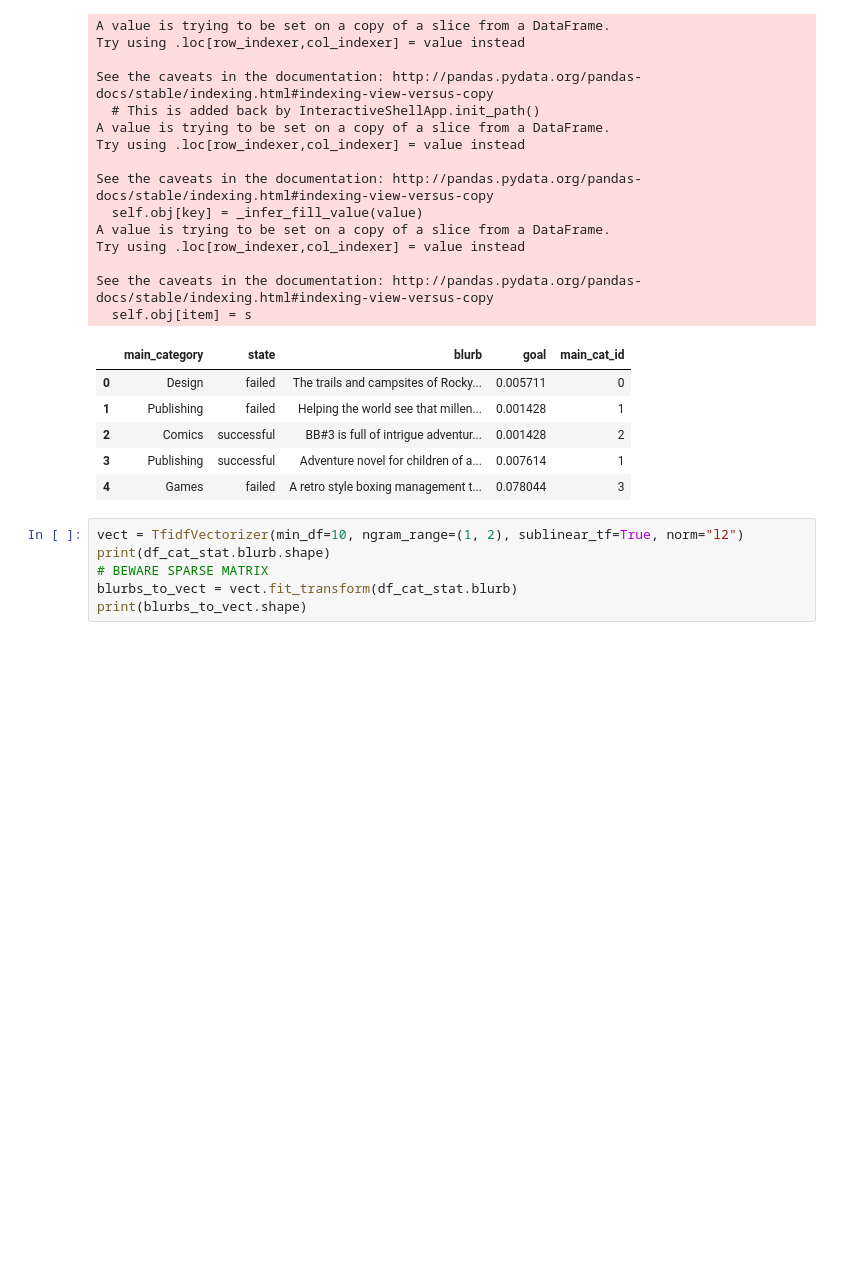
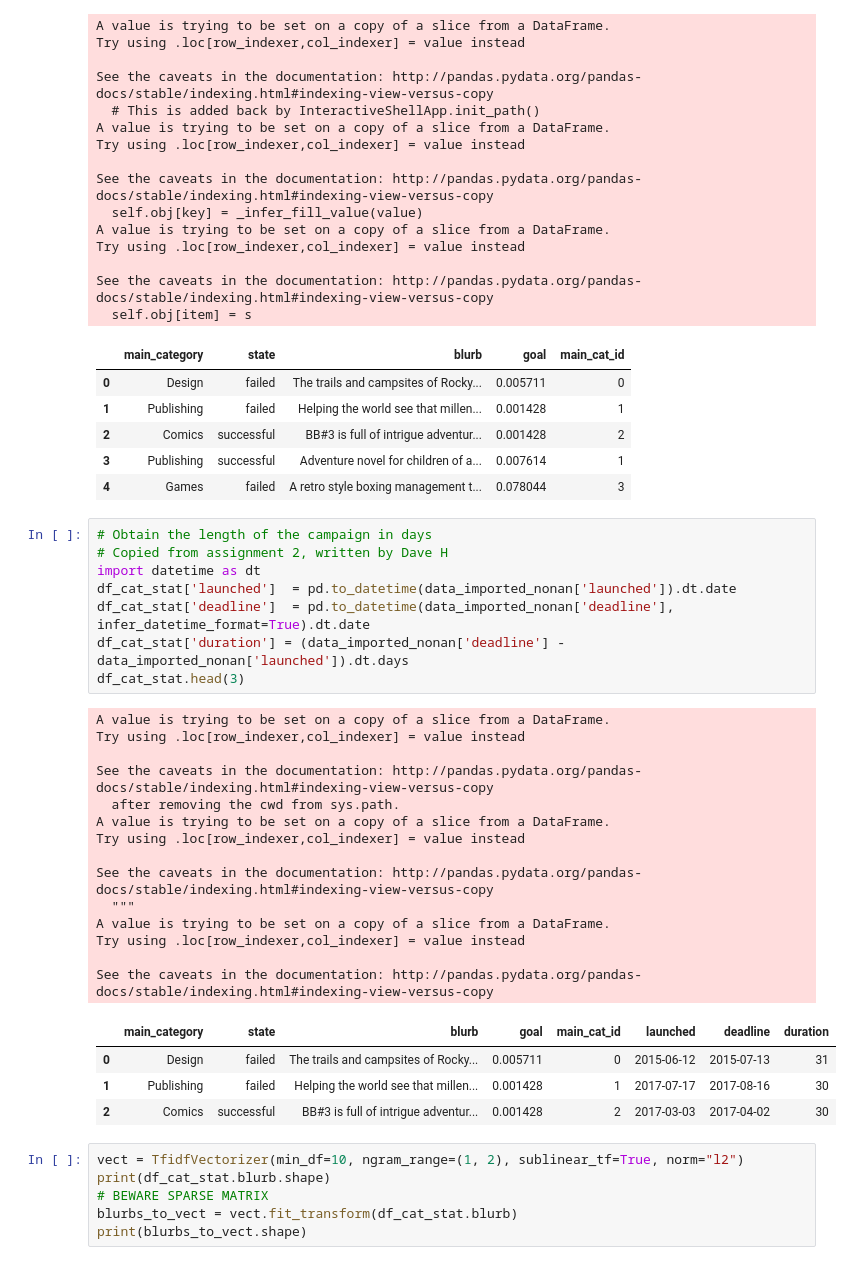
Before and after one commit to sora4222/kickstarter-data-analysis, a Jupyter notebook: Natural language analysis.ipynb, the cells around one changed output. Cells and saved outputs as stored; diff of their text form; blank space fills up the shorter version.

```diff
--- a/Natural language analysis.ipynb
+++ b/Natural language analysis.ipynb
@@ -190,6 +190,33 @@ See the caveats in the documentation: http://pandas.pydata.org/pandas-docs/stabl
 | 2 | Comics | successful | BB#3 is full of intrigue adventur... | 0.001428 | 2 |
 | 3 | Publishing | successful | Adventure novel for children of a... | 0.007614 | 1 |
 | 4 | Games | failed | A retro style boxing management t... | 0.078044 | 3 |
+# %%
+# Obtain the length of the campaign in days
+# Copied from assignment 2, written by Dave H
+import datetime as dt
+df_cat_stat['launched']  = pd.to_datetime(data_imported_nonan['launched']).dt.date
+df_cat_stat['deadline']  = pd.to_datetime(data_imported_nonan['deadline'], infer_datetime_format=True).dt.date
+df_cat_stat['duration'] = (data_imported_nonan['deadline'] - data_imported_nonan['launched']).dt.days
+df_cat_stat.head(3)
+# %% [output]
+A value is trying to be set on a copy of a slice from a DataFrame.
+Try using .loc[row_indexer,col_indexer] = value instead
+
+See the caveats in the documentation: http://pandas.pydata.org/pandas-docs/stable/indexing.html#indexing-view-versus-copy
+  after removing the cwd from sys.path.
+A value is trying to be set on a copy of a slice from a DataFrame.
+Try using .loc[row_indexer,col_indexer] = value instead
+
+See the caveats in the documentation: http://pandas.pydata.org/pandas-docs/stable/indexing.html#indexing-view-versus-copy
+  """
+A value is trying to be set on a copy of a slice from a DataFrame.
+Try using .loc[row_indexer,col_indexer] = value instead
+
+See the caveats in the documentation: http://pandas.pydata.org/pandas-docs/stable/indexing.html#indexing-view-versus-copy
+|  | main_category | state | blurb | goal | main_cat_id | launched | deadline | duration |
+| 0 | Design | failed | The trails and campsites of Rocky... | 0.005711 | 0 | 2015-06-12 | 2015-07-13 | 31 |
+| 1 | Publishing | failed | Helping the world see that millen... | 0.001428 | 1 | 2017-07-17 | 2017-08-16 | 30 |
+| 2 | Comics | successful | BB#3 is full of intrigue adventur... | 0.001428 | 2 | 2017-03-03 | 2017-04-02 | 30 |
 # %%
 vect = TfidfVectorizer(min_df=10, ngram_range=(1, 2), sublinear_tf=True, norm="l2")
 print(df_cat_stat.blurb.shape)
```
Also changed, not shown: parts of 26 cells of this notebook.
